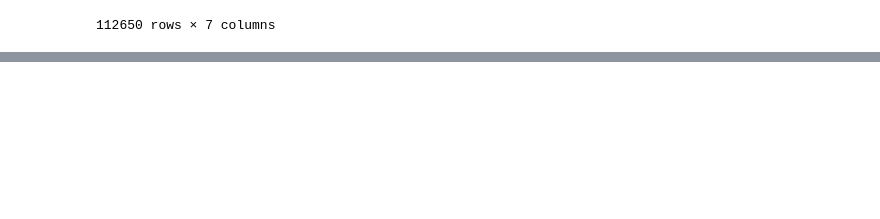
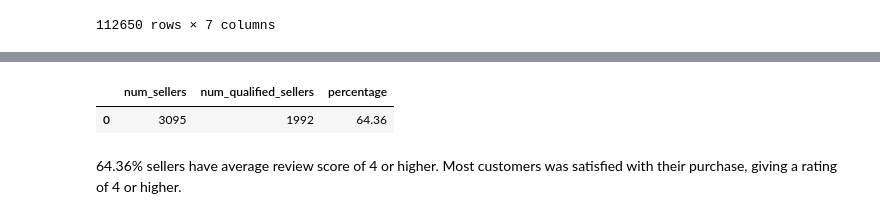
Before and after one commit to mittwoch09/Ecommerce-Sales-Analysis-with-PostgreSQL, a Jupyter notebook: average-review-score.ipynb, the cells around one changed output, grey strips where cells are left out. Drawn from its saved outputs; the diff is of its cells as text; code cells hidden in the pictures; blank space fills up the shorter version.

```diff
--- a/average-review-score.ipynb
+++ b/average-review-score.ipynb
@@ -56,0 +201,27 @@ select(query)
+# %%
+query = """
+        SELECT b.num_sellers
+            ,count(a.seller_id) as num_qualified_sellers
+            ,round(count(a.seller_id) * 1.0 / b.num_sellers * 100, 2) as percentage
+        FROM
+        (
+            SELECT seller_id, avg(review_score) as avg_score
+            FROM reviews r
+            JOIN order_items oi on r.order_id = oi.order_id
+            GROUP BY seller_id
+            HAVING avg(review_score) >= 4
+        ) a
+        CROSS JOIN
+        (
+            SELECT count(distinct seller_id) as num_sellers
+            FROM order_items
+        ) b
+        GROUP BY 1
+        """
+
+select(query)
+# %% [output]
+|  | num_sellers | num_qualified_sellers | percentage |
+| 0 | 3095 | 1992 | 64.36 |
+# %% [markdown]
+64.36% sellers have average review score of 4 or higher. Most customers was satisfied with their purchase, giving a rating of 4 or higher.
```
Also changed, not shown: parts of 13 cells of this notebook.
